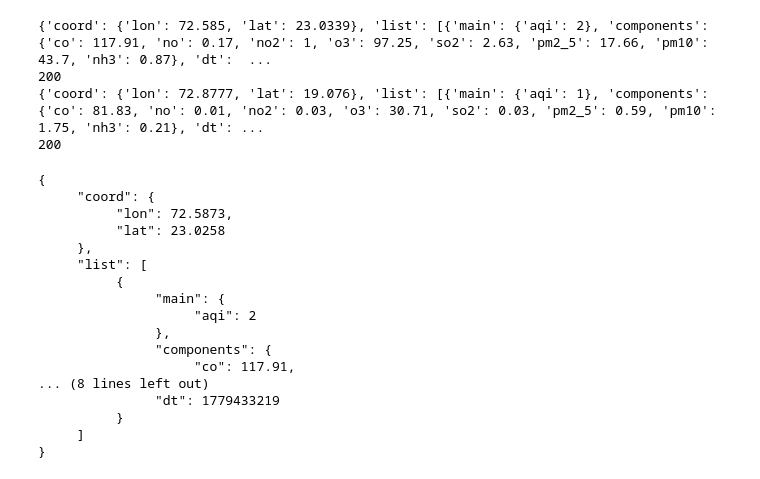
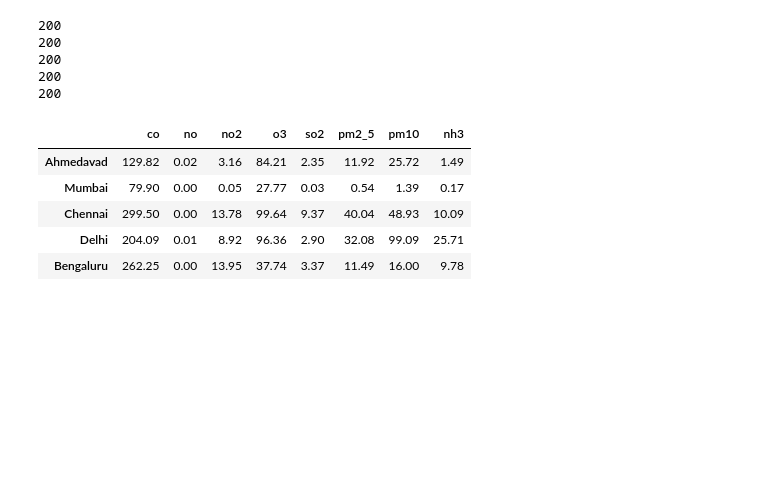
Before and after one commit to skesur/Data-Science, a Jupyter notebook: API/APIProgram.ipynb, the cells around one changed output. Saved outputs shown, nothing was run; the diff lists cells and outputs as text; code cells hidden in the pictures; blank space fills up the shorter version.

```diff
--- a/API/APIProgram.ipynb
+++ b/API/APIProgram.ipynb
@@ -5,51 +5,55 @@ import pandas as pd
 # %%
 d={
     "Ahmedavad":("23.033863","72.585022"),
     "Mumbai":("19.076090","72.877426"),
+    "Chennai":("13.0843","80.2705"),
+    "Delhi":("28.7041","77.1025"),
+    "Bengaluru":("12.9716","77.5946")
 }
 key="57ed3a63cbe79efa475d0ab0b2f29b27"
 co=[]
 no=[]
 no2=[]
 o3=[]
 so2=[]
 pm2_5=[]
 pm10=[]
 nh3=[]
 for i in d:
     lat=d[i][0]
     lon=d[i][1]
     url=f"http://api.openweathermap.org/data/2.5/air_pollution?lat={lat}&lon={lon}&appid={key}"
     data=requests.get(url)
     new=data.json()
-    print(new)
-    for j in new["list"]:
-
+    for j in new["list"][0]["components"]:
+        if j=="co":
+            co.append(new["list"][0]["components"][j])
+        elif j=="no":
+            no.append(new["list"][0]["components"][j])
+        elif j=="no2":
+            no2.append(new["list"][0]["components"][j])
+        elif j=="o3":
+            o3.append(new["list"][0]["components"][j])
+        elif j=="so2":
+            so2.append(new["list"][0]["components"][j])
+        elif j=="pm2_5":
+            pm2_5.append(new["list"][0]["components"][j])
+        elif j=="pm10":
+            pm10.append(new["list"][0]["components"][j])
+        elif j=="nh3":
+            nh3.append(new["list"][0]["components"][j])
     print(data.status_code)
+df=pd.DataFrame({"co":co,"no":no,"no2":no2,"o3":o3,"so2":so2,"pm2_5":pm2_5,"pm10":pm10,"nh3":nh3},index=list(d.keys()))
+df
 # %% [output]
-{'coord': {'lon': 72.585, 'lat': 23.0339}, 'list': [{'main': {'aqi': 2}, 'components': {'co': 117.91, 'no': 0.17, 'no2': 1, 'o3': 97.25, 'so2': 2.63, 'pm2_5': 17.66, 'pm10': 43.7, 'nh3': 0.87}, 'dt':  ...
 200
-{'coord': {'lon': 72.8777, 'lat': 19.076}, 'list': [{'main': {'aqi': 1}, 'components': {'co': 81.83, 'no': 0.01, 'no2': 0.03, 'o3': 30.71, 'so2': 0.03, 'pm2_5': 0.59, 'pm10': 1.75, 'nh3': 0.21}, 'dt': ...
 200
+200
+200
+200
+|  | co | no | no2 | o3 | so2 | pm2_5 | pm10 | nh3 |
+| Ahmedavad | 129.82 | 0.02 | 3.16 | 84.21 | 2.35 | 11.92 | 25.72 | 1.49 |
+| Mumbai | 79.90 | 0.00 | 0.05 | 27.77 | 0.03 | 0.54 | 1.39 | 0.17 |
+| Chennai | 299.50 | 0.00 | 13.78 | 99.64 | 9.37 | 40.04 | 48.93 | 10.09 |
+| Delhi | 204.09 | 0.01 | 8.92 | 96.36 | 2.90 | 32.08 | 99.09 | 25.71 |
+| Bengaluru | 262.25 | 0.00 | 13.95 | 37.74 | 3.37 | 11.49 | 16.00 | 9.78 |
-# %%
-new=data.json()
-final=json.dumps(new,indent=5)
-print(final)
-# %% [output]
-{
-     "coord": {
-          "lon": 72.5873,
-          "lat": 23.0258
-     },
-     "list": [
-          {
-               "main": {
-                    "aqi": 2
-               },
-               "components": {
-                    "co": 117.91,
-... (8 lines left out)
-               "dt": 1779433219
-          }
-     ]
-}
```
Also changed, not shown: 1 other file.
